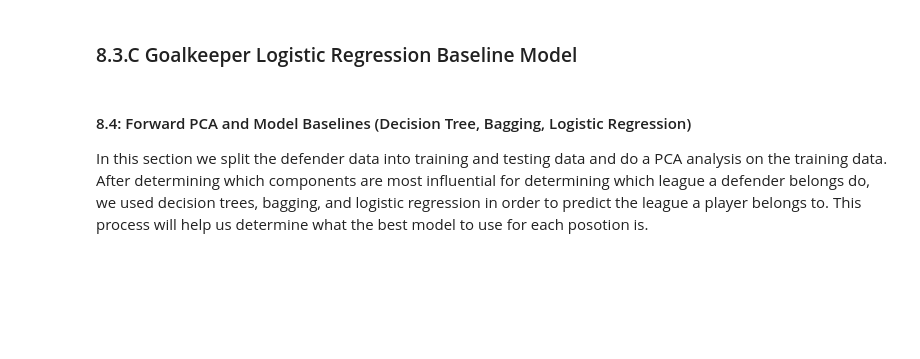
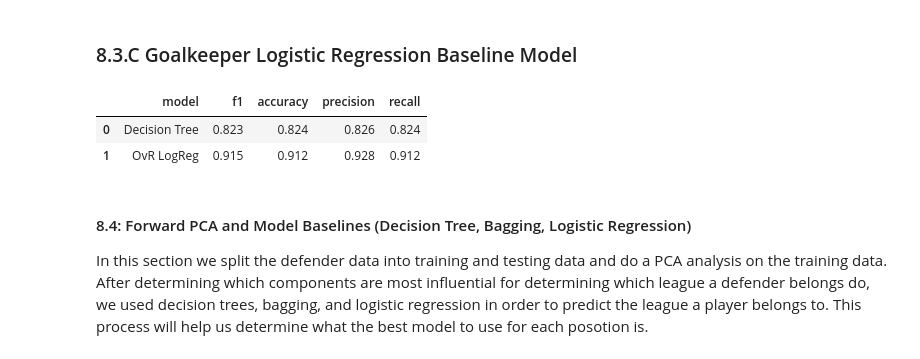
Before and after one commit to kezeani/109aproject, a Jupyter notebook: project.ipynb, the cells around one changed output. Cells and saved outputs as stored; diff of their text form; code cells hidden in the pictures; blank space fills up the shorter version.

```diff
--- a/project.ipynb
+++ b/project.ipynb
@@ -1026,6 +1025,19 @@ pred = model.predict(x_test)
 test_acc = accuracy_score(y_test, pred)
 print("\nTest Accuracy: {:.2%}".format(test_acc))
 
+goalkeepers_results_df = pd.DataFrame(columns=['model', 'f1', 'accuracy', 'precision', ])
+new_row = pd.DataFrame({
+    'model': ['Decision Tree'],
+    'f1': [round(f1_score(y_test, pred, average='weighted'),4)],
+    'accuracy': [round(accuracy_score(y_test, pred), 4)],
+    'precision': [round(precision_score(y_test, pred, average='weighted'), 4)],
+    'recall': [round(recall_score(y_test, pred, average='weighted'), 4)]
+})
+
+goalkeepers_results_df = pd.concat([goalkeepers_results_df, new_row], ignore_index=True)
+display(goalkeepers_results_df)
+
+
 # Save predictions
 pred_df = pd.DataFrame({'Player': goalkeepers_test['Player'], 'League': pred})
 pred_df.to_csv('goalkeeper_predictions.csv', index=False)
@@ -1045,6 +1059,30 @@ The results of this decision tree model indicate that both models achieved a hig
 ### <a id="baseline-models-goalkeeper-bagging"></a> 8.3.B Goalkeeper Bagging Baseline Model
 # %% [markdown]
 ### <a id="baseline-models-goalkeeper-logreg"></a> 8.3.C Goalkeeper Logistic Regression Baseline Model
+# %%
+lr = OneVsRestClassifier(LogisticRegression(class_weight='balanced', max_iter=5000))
+lr.fit(x_train, y_train.to_numpy().ravel())
+
+predictions = lr.predict(x_test)
+
+f1_logreg = f1_score(y_test, predictions, average='weighted')
+precision = precision_score(y_test, predictions, average='weighted')
+recall = recall_score(y_test, predictions, average='weighted')
+accuracy = accuracy_score(y_test, predictions)
+
+new_row = pd.DataFrame({
+    'model': ['OvR LogReg'],
+    'f1': [round(f1_logreg,4)],
+    'accuracy': [round(accuracy, 4)],
+    'precision': [round(precision, 4)],
+    'recall': [round(recall, 4)]
+})
+goalkeepers_results_df = pd.concat([goalkeepers_results_df, new_row], ignore_index=True)
+display(goalkeepers_results_df)
+# %% [output]
+|  | model | f1 | accuracy | precision | recall |
+| 0 | Decision Tree | 0.823 | 0.824 | 0.826 | 0.824 |
+| 1 | OvR LogReg | 0.915 | 0.912 | 0.928 | 0.912 |
 # %% [markdown]
 <a id="baseline-models-forward"></a>
 
```
Also changed, not shown: parts of 7 cells of this notebook, 4 other files.
